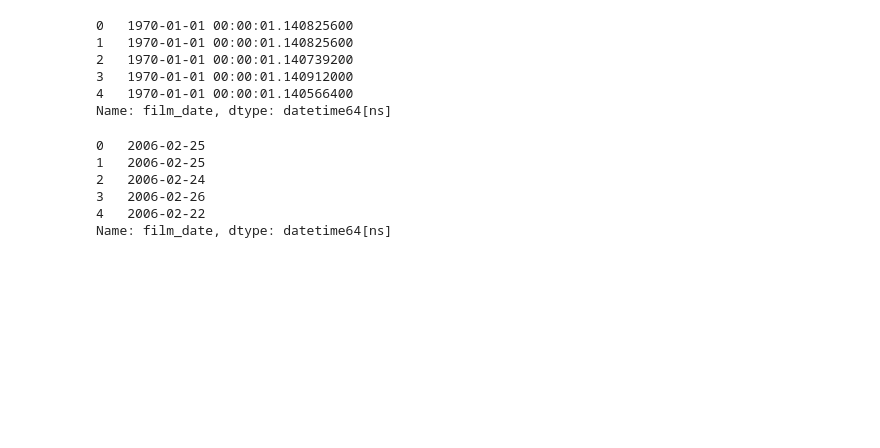
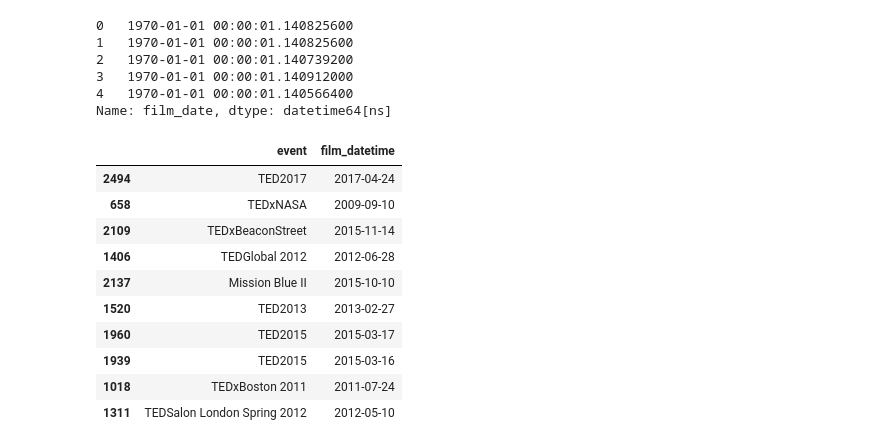
Before and after one commit to Lakshhmi/Select-Subset-of-data, a Jupyter notebook: TED Data Analysis.ipynb, the cells around one changed output. Cells and saved outputs as stored; diff of their text form; code cells hidden in the pictures; blank space fills up the shorter version.

```diff
--- a/TED Data Analysis.ipynb
+++ b/TED Data Analysis.ipynb
@@ -176,18 +176,22 @@ pd.to_datetime(ted.film_date).head()
 3   1970-01-01 00:00:01.140912000
 4   1970-01-01 00:00:01.140566400
 Name: film_date, dtype: datetime64[ns]
-# %%
-#add unit to see the correct date format
-pd.to_datetime(ted.film_date,unit='s').head()
-# %% [output]
-0   2006-02-25
-1   2006-02-25
-2   2006-02-24
-3   2006-02-26
-4   2006-02-22
-Name: film_date, dtype: datetime64[ns]
 # %%
 ted['film_datetime'] = pd.to_datetime(ted.film_date,unit='s')
+# %%
+ted[['event','film_datetime']].sample(10)
+# %% [output]
+|  | event | film_datetime |
+| 2494 | TED2017 | 2017-04-24 |
+| 658 | TEDxNASA | 2009-09-10 |
+| 2109 | TEDxBeaconStreet | 2015-11-14 |
+| 1406 | TEDGlobal 2012 | 2012-06-28 |
+| 2137 | Mission Blue II | 2015-10-10 |
+| 1520 | TED2013 | 2013-02-27 |
+| 1960 | TED2015 | 2015-03-17 |
+| 1939 | TED2015 | 2015-03-16 |
+| 1018 | TEDxBoston 2011 | 2011-07-24 |
+| 1311 | TEDSalon London Spring 2012 | 2012-05-10 |
 # %%
 # Verify event name matches film datetime for random sample
 ted[['event','film_datetime']].sample(5)
```
Also changed, not shown: parts of 5 cells of this notebook.
